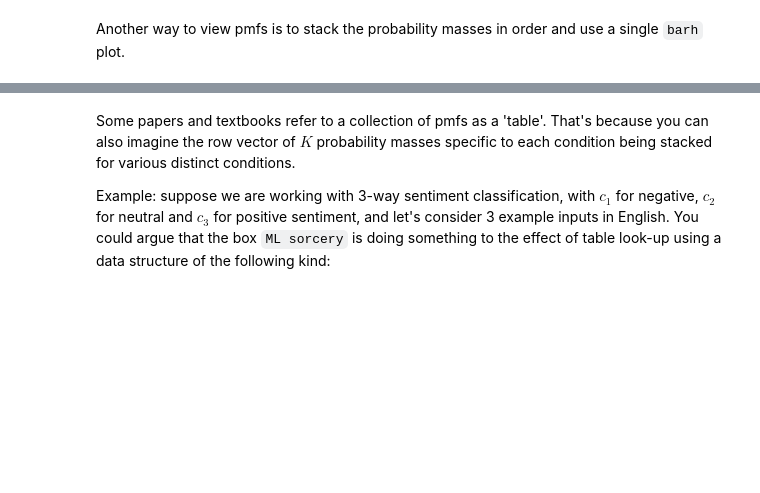
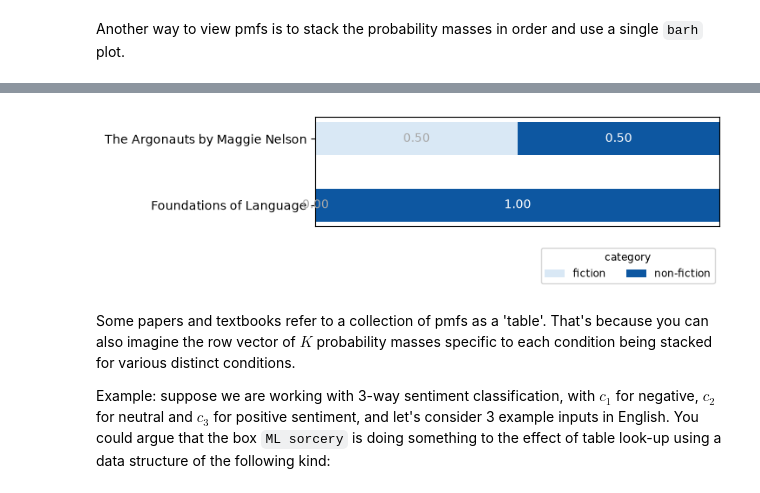
Before and after one commit to Joeyjdl/nlp1-student, a Jupyter notebook: part1/tutorial.ipynb, the cells around one changed output, grey strips where cells are left out. Saved outputs shown, nothing was run; the diff lists cells and outputs as text; code cells hidden in the pictures; blank space fills up the shorter version.

```diff
--- a/part1/tutorial.ipynb
+++ b/part1/tutorial.ipynb
@@ -459,11 +719,13 @@ part1.utils.ThreeWaySentimentExample.plot(stacked_bars=True);
 # %%
 ## We have a helper function you can use to draw such plots
 ## try, for example,
-# part1.utils.plot_pmfs_barh(
-#     # predict the pmfs of these texts
-#     pmfs={"The Argonauts by Maggie Nelson": [1/2, 1/2], "Foundations of Language": [0., 1.]},
-#     category_names=['fiction', 'non-fiction']
-# );
+part1.utils.plot_pmfs_barh(
+    # predict the pmfs of these texts
+    pmfs={"The Argonauts by Maggie Nelson": [1/2, 1/2], "Foundations of Language": [0., 1.]},
+    category_names=['fiction', 'non-fiction']
+);
+# %% [output]
+[figure, added]
 # %% [markdown]
 Some papers and textbooks refer to a collection of pmfs as a 'table'. That's because you can also imagine the row vector of $K$ probability masses specific to each condition being stacked for various distinct conditions.
 
```
Also changed, not shown: parts of 65 cells of this notebook, 1 other file.
